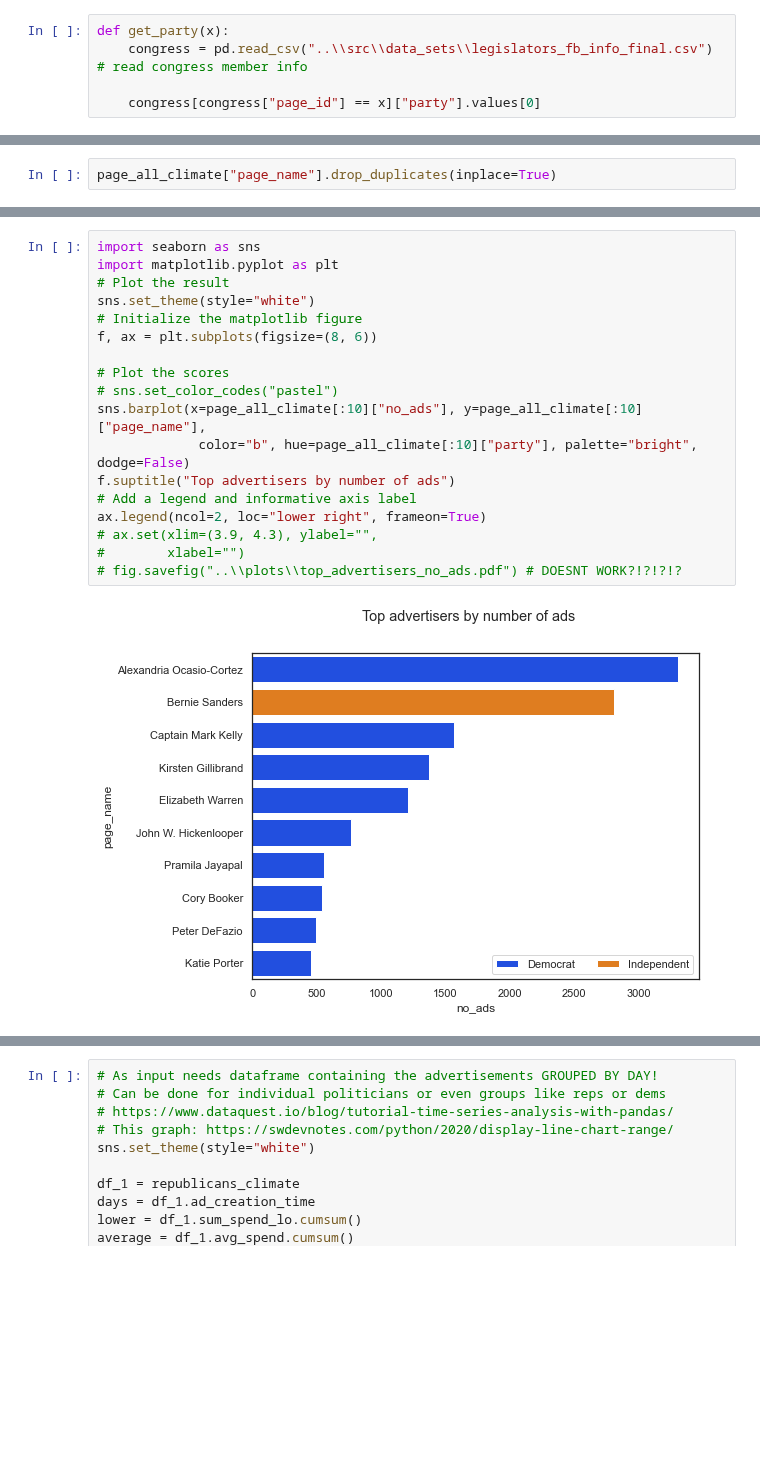
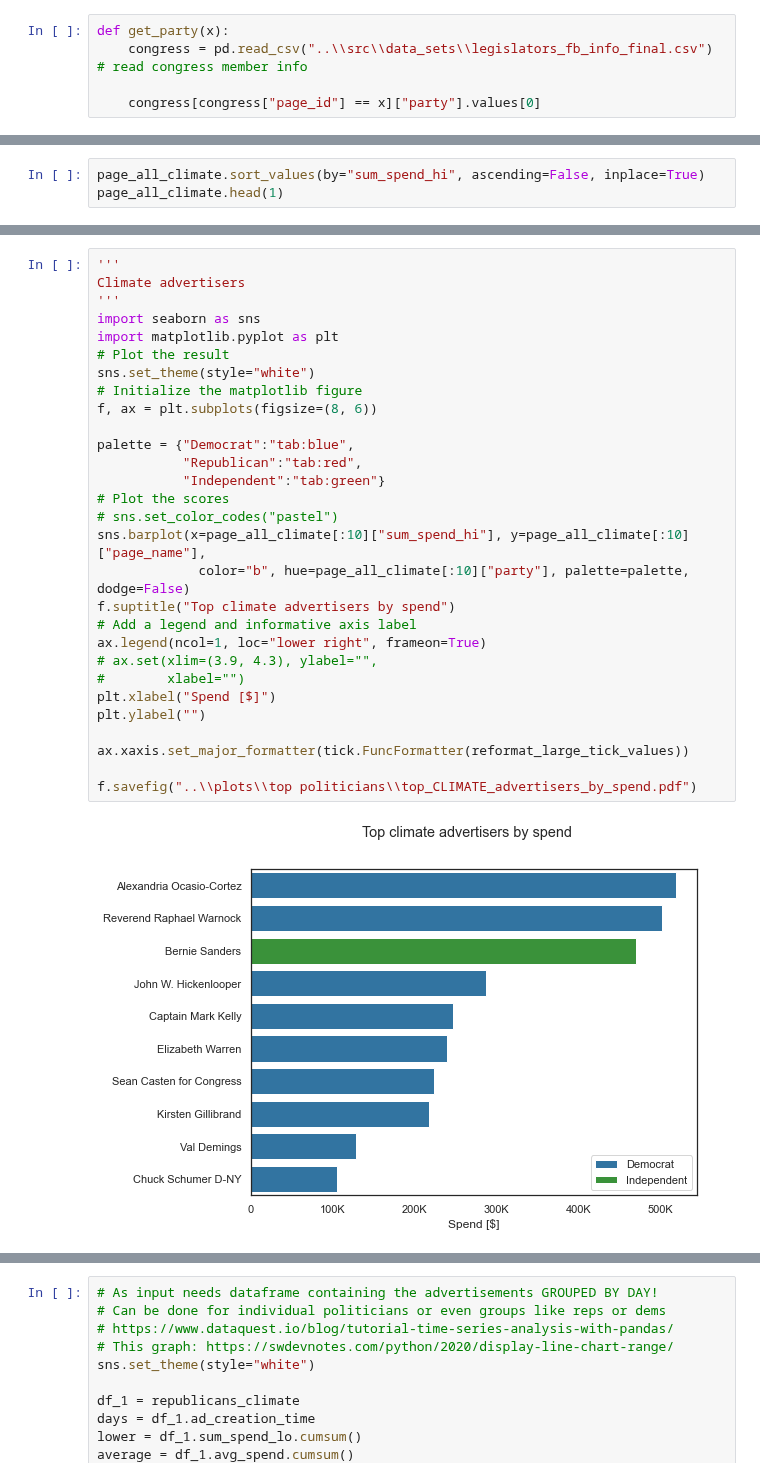
Before and after one commit to lrnz-asnprs/political-ad-api, a Jupyter notebook: notebooks/laurenz_notebook.ipynb, the cells around one changed output, grey strips where cells are left out. Drawn from its saved outputs; the diff is of its cells as text; blank space fills up the shorter version.

Commit message:
visualizations

```diff
--- a/notebooks/laurenz_notebook.ipynb
+++ b/notebooks/laurenz_notebook.ipynb
@@ -405,5 +447,3 @@ congress = pd.read_csv("..\\src\\data_sets\\legislators_fb_info_final.csv") # re
 page_all_climate["party"] = page_all_climate["page_id"].apply(lambda x: congress[congress["page_id"] == x]["party"].values[0]) # add party to pages
 
 # Needs to
-# %%
-page_all_climate["page_name"].drop_duplicates(inplace=True)
@@ -425,0 +450,3 @@ page_all_climate
+# %%
+page_all_climate.sort_values(by="sum_spend_hi", ascending=False, inplace=True)
+page_all_climate.head(1)
@@ -426,20 +517,31 @@ page_all_climate
 # %%
+'''
+Climate advertisers
+'''
 import seaborn as sns
 import matplotlib.pyplot as plt
 # Plot the result
 sns.set_theme(style="white")
 # Initialize the matplotlib figure
 f, ax = plt.subplots(figsize=(8, 6))
 
+palette = {"Democrat":"tab:blue",
+           "Republican":"tab:red",
+           "Independent":"tab:green"}
 # Plot the scores
 # sns.set_color_codes("pastel")
-sns.barplot(x=page_all_climate[:10]["no_ads"], y=page_all_climate[:10]["page_name"],
-             color="b", hue=page_all_climate[:10]["party"], palette="bright", dodge=False)
-f.suptitle("Top advertisers by number of ads")
+sns.barplot(x=page_all_climate[:10]["sum_spend_hi"], y=page_all_climate[:10]["page_name"],
+             color="b", hue=page_all_climate[:10]["party"], palette=palette, dodge=False)
+f.suptitle("Top climate advertisers by spend")
 # Add a legend and informative axis label
-ax.legend(ncol=2, loc="lower right", frameon=True)
+ax.legend(ncol=1, loc="lower right", frameon=True)
 # ax.set(xlim=(3.9, 4.3), ylabel="",
 #        xlabel="")
-# fig.savefig("..\\plots\\top_advertisers_no_ads.pdf") # DOESNT WORK?!?!?!?
+plt.xlabel("Spend [$]")
+plt.ylabel("")
+
+ax.xaxis.set_major_formatter(tick.FuncFormatter(reformat_large_tick_values))
+
+f.savefig("..\\plots\\top politicians\\top_CLIMATE_advertisers_by_spend.pdf")
 # %% [output]
-[figure, old version]
+[figure, new version]
```
Also changed, not shown: parts of 13 cells of this notebook, 26 other files.
